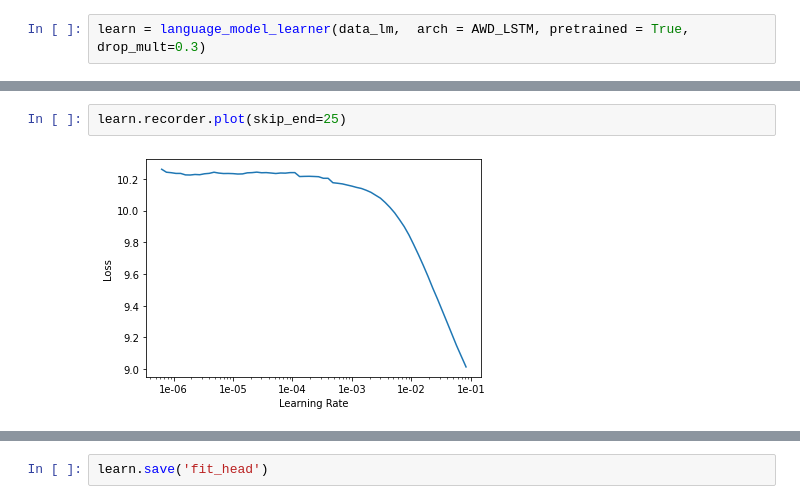
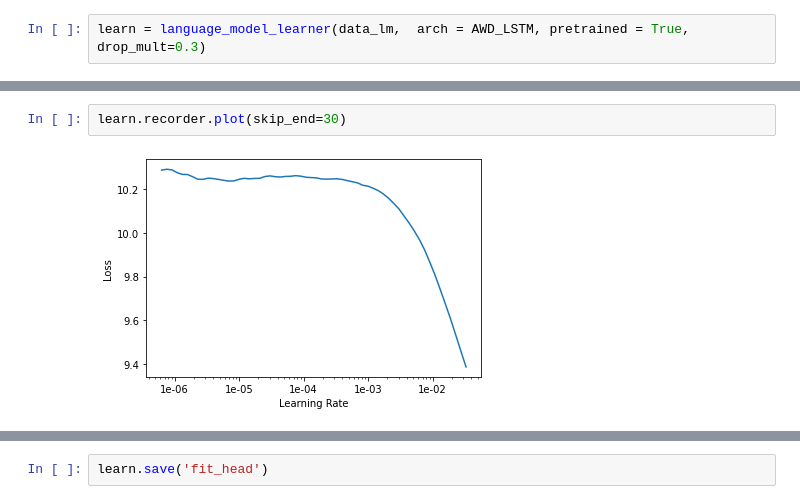
Before and after one commit to kwulffert/ULMFiT_Sentiment_Analysis, a Jupyter notebook: ULMFiT_Sentiment_Analysis.ipynb, the cells around one changed output, grey strips where cells are left out. Drawn from its saved outputs; the diff is of its cells as text.

```diff
--- a/ULMFiT_Sentiment_Analysis.ipynb
+++ b/ULMFiT_Sentiment_Analysis.ipynb
@@ -341,8 +341,8 @@ learn.lr_find()
 LR Finder is complete, type {learner_name}.recorder.plot() to see the graph.
 # %%
-learn.recorder.plot(skip_end=25)
+learn.recorder.plot(skip_end=30)
 # %% [output]
-[figure, old version]
+[figure, new version]
 # %%
 learn.fit_one_cycle(1, 1e-2, moms=(0.8,0.7))
 # %% [output]
```
Also changed, not shown: parts of 50 cells of this notebook.
